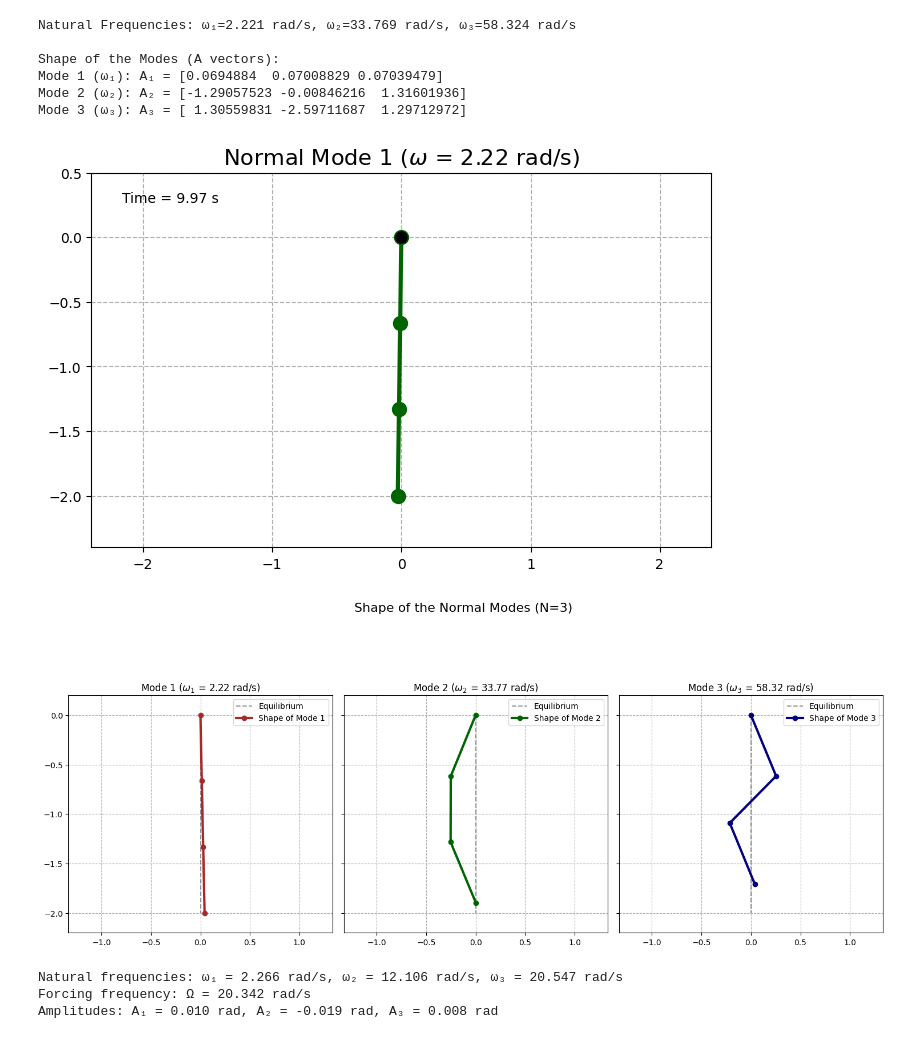
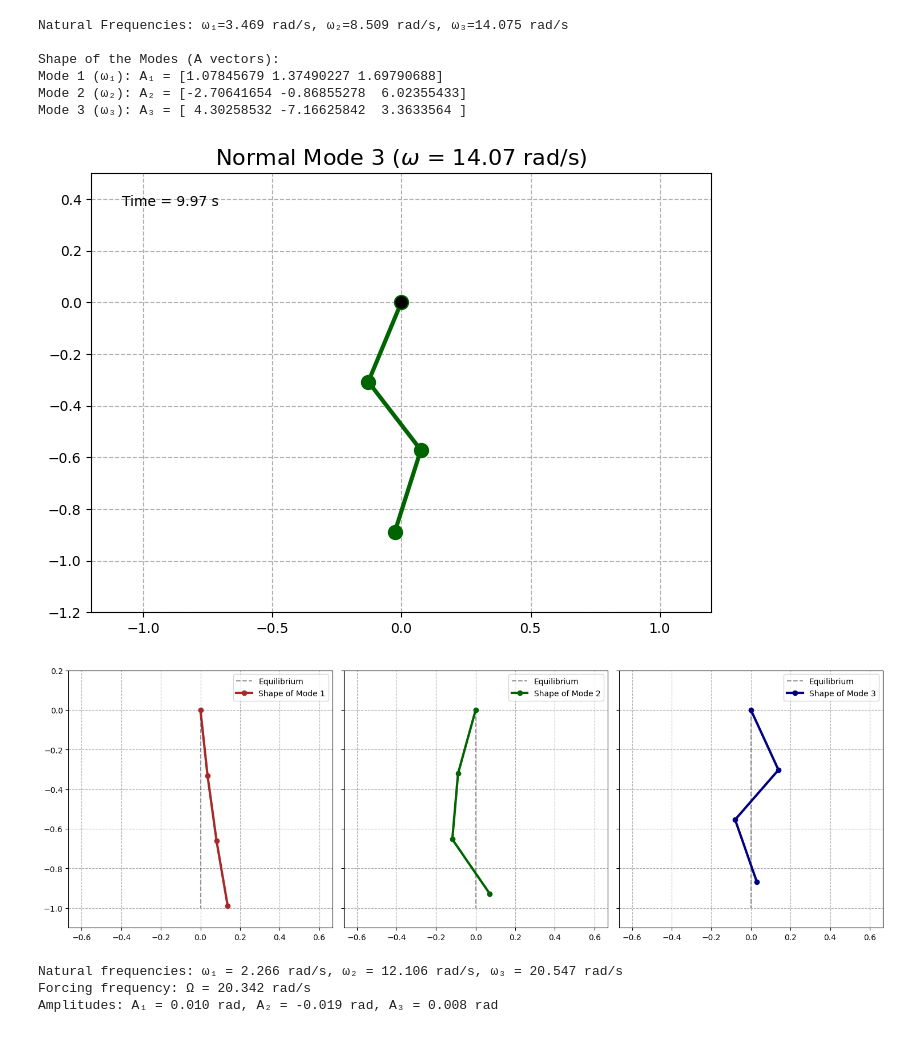
Before and after one commit to miguelgalviseli/Proyect_Hanging_string, a Jupyter notebook: simulation.ipynb, the cells around one changed output. Cells and saved outputs as stored; diff of their text form; code cells hidden in the pictures.

```diff
--- a/simulation.ipynb
+++ b/simulation.ipynb
@@ -4,15 +4,10 @@ import matplotlib.pyplot as plt
 from scipy.linalg import eigh
 from matplotlib.animation import FuncAnimation
 # %%
-import numpy as np
-import matplotlib.pyplot as plt
-from matplotlib.animation import FuncAnimation
-from scipy.linalg import eigh
-
 # --- SYSTEM PARAMETERS ---
 L = 2.0      # Total length of the string (m)
 m = 2.0      # Total mass of the string (kg)
-M = 5.0      # Mass at the end (kg)
+M = 0.02      # Mass at the end (kg)
 g = 9.81     # Acceleration of gravity (m/s^2)
 
 # Parameters for the n=2 discrete model
@@ -46,7 +41,7 @@ print(f"Mode 2 (ω₂): A₂ = {modes[:, 1]}")
 # --- ANIMATION SETUP ---
 
 # Choose which normal mode to display (0 for the first, 1 for the second)
-MODE_TO_ANIMATE = 1
+MODE_TO_ANIMATE = 0
 
 omega_anim = omegas[MODE_TO_ANIMATE]
 mode_shape = modes[:, MODE_TO_ANIMATE]
@@ -110,8 +105,8 @@ plt.show()
 AMP_VIS = 0.3
 
 # Create a figure with two subplots, one for each mode
-fig_modes, axs = plt.subplots(1, 2, figsize=(10, 6), sharey=True)
-fig_modes.suptitle('Shape of the Normal Modes', fontsize=16)
+fig_modes, axs = plt.subplots(1, 2, figsize=(12, 6), sharey=True)
+#fig_modes.suptitle('Shape of the Normal Modes', fontsize=16)
 
 # --- Plot Mode 1 ---
 ax1 = axs[0]
@@ -128,11 +123,13 @@ y2_m1 = y1_m1 - a * np.cos(theta2_m1)
 # Plotting
 ax1.plot([0, 0], [0, -L], 'k--', alpha=0.4, label='Equilibrium') # Equilibrium position
 ax1.plot([0, x1_m1, x2_m1], [0, y1_m1, y2_m1], 'o-', color='brown', lw=3, label='Shape of Mode 1')
-ax1.set_title(f'Mode 1 ($\omega_1$ = {omegas[0]:.2f} rad/s)')
+#ax1.set_title(f'Mode 1 ($\omega_1$ = {omegas[0]:.2f} rad/s)')
 ax1.set_aspect('equal')
 ax1.set_xlim(-L/2, L/2)
 ax1.set_ylim(-L*1.1, 0.1)
 ax1.grid(True, linestyle='--')
+ax1.set_xlabel('x (m)')
+ax1.set_ylabel('y (m)')
 ax1.legend()
 
 
@@ -151,14 +148,21 @@ y2_m2 = y1_m2 - a * np.cos(theta2_m2)
 # Plotting
 ax2.plot([0, 0], [0, -L], 'k--', alpha=0.4, label='Equilibrium') # Equilibrium position
 ax2.plot([0, x1_m2, x2_m2], [0, y1_m2, y2_m2], 'o-', color='darkgreen', lw=3, label='Shape of Mode 2')
-ax2.set_title(f'Mode 2 ($\omega_2$ = {omegas[1]:.2f} rad/s)')
+#ax2.set_title(f'Mode 2 ($\omega_2$ = {omegas[1]:.2f} rad/s)')
 ax2.set_aspect('equal')
 ax2.set_xlim(-L/2, L/2)
 ax2.grid(True, linestyle='--')
+ax2.set_xlabel('x (m)')
+ax2.set_ylabel('y (m)')
 ax2.legend()
 
 
 # Show the figure
 plt.tight_layout(rect=[0, 0, 1, 0.96]) # Adjust layout to prevent the supertitle from overlapping
+#Label the axes
+
+#Save the static visualization for a specific value of the mass M
+static_output_filename = f'static_modes_{MODE_TO_ANIMATE + 1}'
+fig_modes.savefig(static_output_filename + '.png', dpi=300)
 plt.show()
 # %% [output]
@@ -234,7 +238,7 @@ info_text = ax.text(0.02, 0.85, '', transform=ax.transAxes, fontsize=10, vertica
 
 def init():
     """Initializes the animation plot."""
-    line.set_data([], [])
+    line.set_data([], []),
     time_text.set_text('')
     info_text.set_text(f'Natural Frequencies: ω₁ = {omegas[0]:.2f} rad/s, ω₂ = {omegas[1]:.2f} rad/s')
     return line, time_text, info_text
@@ -280,9 +285,9 @@ from matplotlib.animation import FuncAnimation
 from scipy.linalg import eigh
 
 # --- SYSTEM PARAMETERS ---
-L = 2.0      # Total length of the string (m)
-m = 2.0      # Total mass of the string (kg)
-M = 50.0     # Mass at the end (kg)
+L = 1.0      # Total length of the string (m)
+m = 1.0      # Total mass of the string (kg)
+M = 0.050     # Mass at the end (kg)
 g = 9.81     # Acceleration of gravity (m/s^2)
 
 # Parameters for the n=3 discrete model
@@ -327,7 +332,7 @@ print(f"Mode 3 (ω₃): A₃ = {modes[:, 2]}")
 # --- ANIMATION SETUP ---
 
 # Choose which normal mode to display (0, 1, or 2)
-MODE_TO_ANIMATE = 0
+MODE_TO_ANIMATE = 2
 
 omega_anim = omegas[MODE_TO_ANIMATE]
 mode_shape = modes[:, MODE_TO_ANIMATE]
@@ -375,7 +380,7 @@ def update(frame):
     return line, time_text
 
 # --- ANIMATION GENERATION AND SAVING ---
-num_frames = 10 * 30 # 10 seconds of animation
+num_frames = 10 * 30 # 10 seconds of animationLeft
 ani = FuncAnimation(fig, update, frames=num_frames,
                     init_func=init, blit=True, interval=1000/30)
 
@@ -389,11 +394,11 @@ plt.show()
 # --- STATIC VISUALIZATION OF NORMAL MODES (N=3) ---
 
 # Amplitude for visualization, can be the same as in the animation
-AMP_VIS = 0.3
+AMP_VIS = 0.1
 
 # Create a figure with three subplots, one for each mode
 fig_modes, axs = plt.subplots(1, 3, figsize=(15, 7), sharey=True)
-fig_modes.suptitle('Shape of the Normal Modes (N=3)', fontsize=16)
+#fig_modes.suptitle('Shape of the Normal Modes (N=3)', fontsize=16)
 
 # Colors for each mode for visual distinction
 colors = ['brown', 'darkgreen', 'navy']
@@ -409,38 +414,38 @@ for i in range(3):
     theta2 = AMP_VIS * mode_shape[1]
     theta3 = AMP_VIS * mode_shape[2]
 
     # Calculate the Cartesian coordinates for this mode
     x1 = a * np.sin(theta1)
     y1 = -a * np.cos(theta1)
     x2 = x1 + a * np.sin(theta2)
     y2 = y1 - a * np.cos(theta2)
     x3 = x2 + a * np.sin(theta3)
     y3 = y2 - a * np.cos(theta3)
 
     # Plot the equilibrium position as a reference
     ax.plot([0, 0], [0, -L], 'k--', alpha=0.4, label='Equilibrium')
 
     # Plot the shape of the mode
     ax.plot([0, x1, x2, x3], [0, y1, y2, y3], 'o-', color=colors[i], lw=3, label=f'Shape of Mode {i+1}')
 
     # Configure each subplot
-    ax.set_title(f'Mode {i+1} ($\omega_{i+1}$ = {omega:.2f} rad/s)')
+    #ax.set_title(f'Mode {i+1} ($\omega_{i+1}$ = {omega:.2f} rad/s)')
     ax.set_aspect('equal')
     ax.set_xlim(-L/1.5, L/1.5)
     ax.set_ylim(-L*1.1, 0.2)
     ax.grid(True, linestyle='--')
     ax.legend(loc='upper right')
 
 # Show the final figure
 plt.tight_layout(rect=[0, 0, 1, 0.95]) # Adjust for the suptitle
 plt.show()
 # %% [output]
-Natural Frequencies: ω₁=2.221 rad/s, ω₂=33.769 rad/s, ω₃=58.324 rad/s
+Natural Frequencies: ω₁=3.469 rad/s, ω₂=8.509 rad/s, ω₃=14.075 rad/s
 
 Shape of the Modes (A vectors):
-Mode 1 (ω₁): A₁ = [0.0694884  0.07008829 0.07039479]
-Mode 2 (ω₂): A₂ = [-1.29057523 -0.00846216  1.31601936]
-Mode 3 (ω₃): A₃ = [ 1.30559831 -2.59711687  1.29712972]
+Mode 1 (ω₁): A₁ = [1.07845679 1.37490227 1.69790688]
+Mode 2 (ω₂): A₂ = [-2.70641654 -0.86855278  6.02355433]
+Mode 3 (ω₃): A₃ = [ 4.30258532 -7.16625842  3.3633564 ]
-[figure, old version]
+[figure, new version]
-[figure, old version]
+[figure, new version]
 # %%
```
Also changed, not shown: parts of 3 cells of this notebook, 7 other files.
